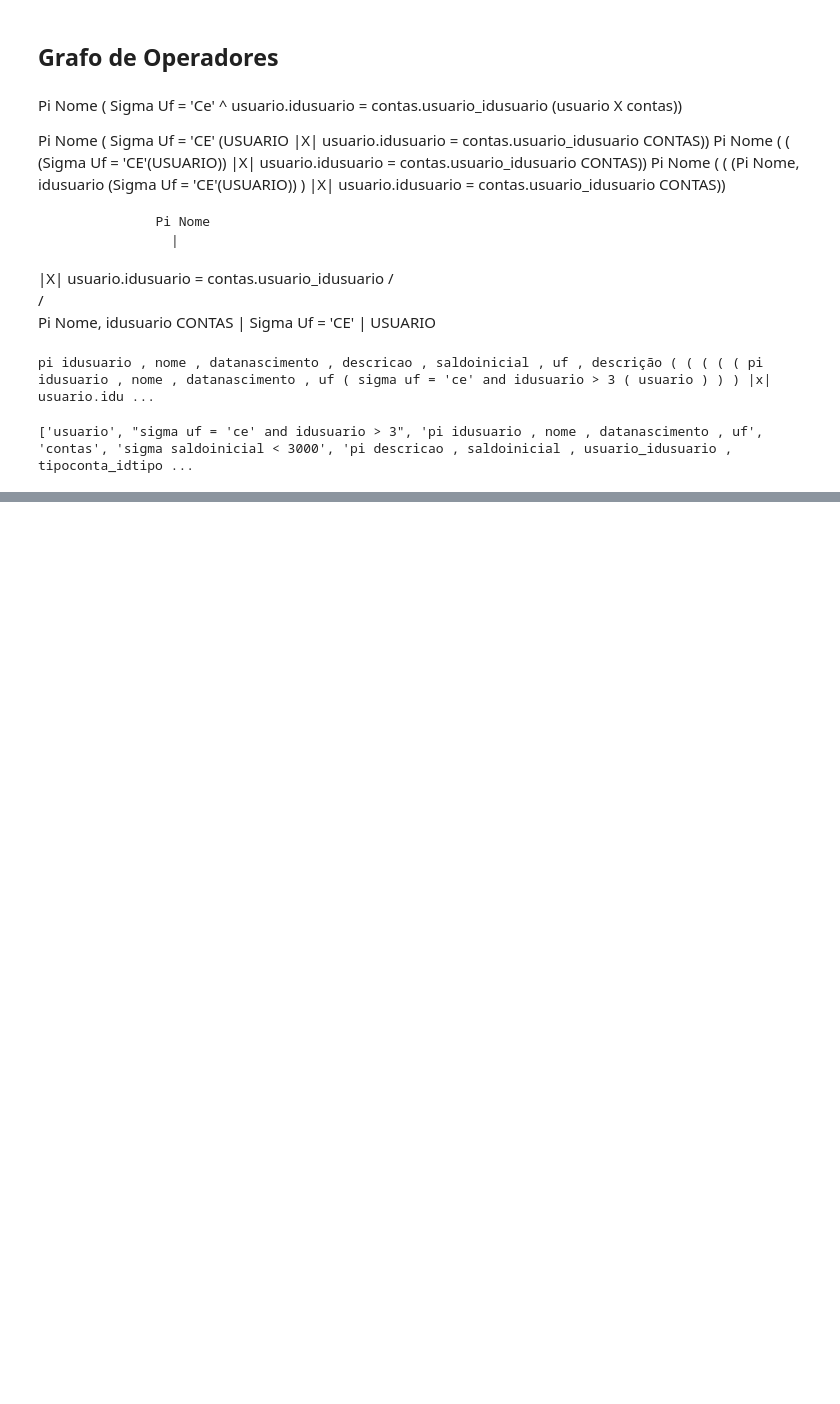
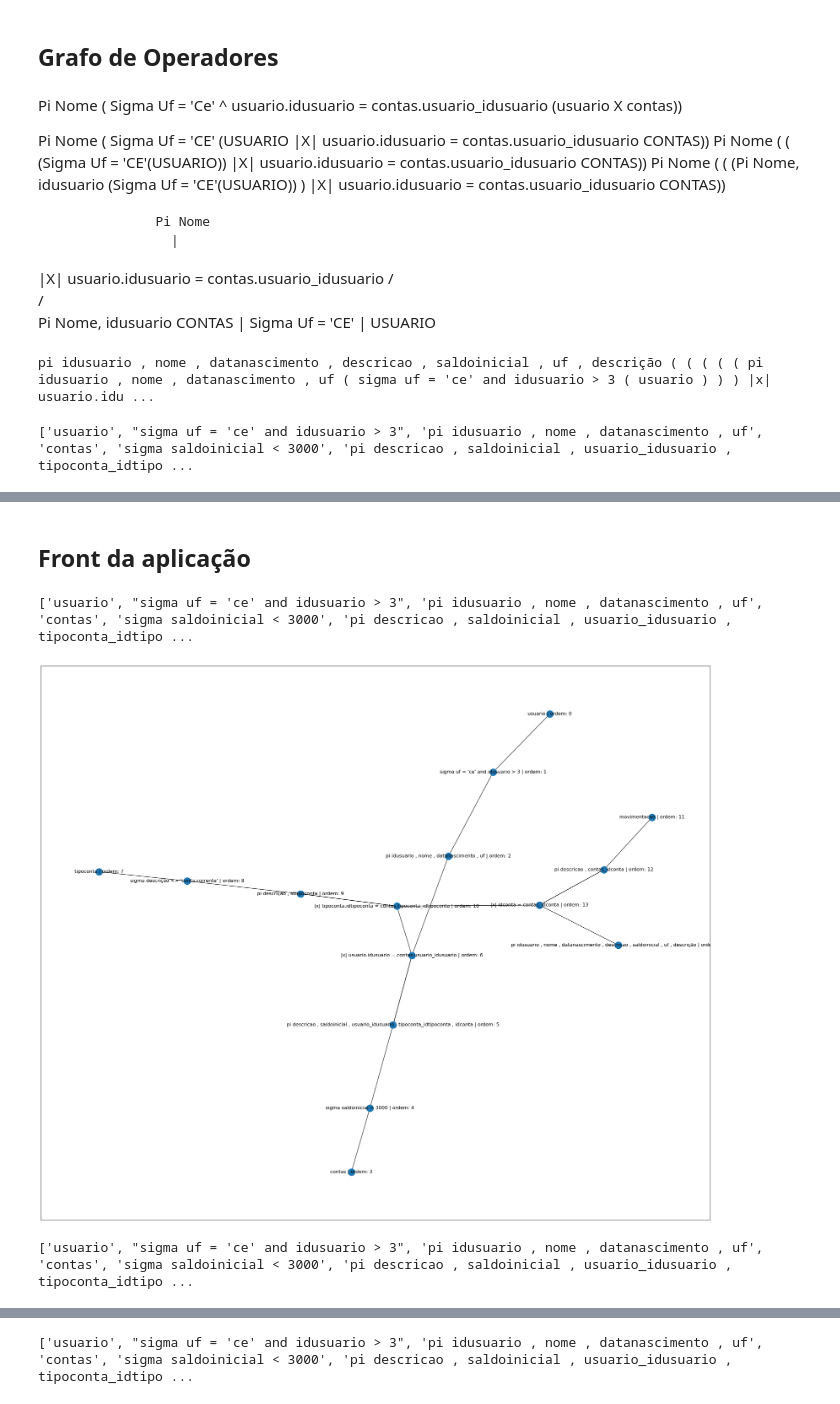
Before and after one commit to wendeljuliao/Processador-de-Consultas, a Jupyter notebook: ProcessadorConsultas-Wendel.ipynb, the cells around one changed output, grey strips where cells are left out. Saved outputs shown, nothing was run; the diff lists cells and outputs as text; code cells hidden in the pictures; blank space fills up the shorter version.

Commit message:
front feito e funcao de execucao de passos

```diff
--- a/ProcessadorConsultas-Wendel.ipynb
+++ b/ProcessadorConsultas-Wendel.ipynb
@@ -395,0 +411,40 @@ plt.show()
+# %% [markdown]
+## Front da aplicação
+# %%
+customtkinter.set_appearance_mode("dark")
+customtkinter.set_default_color_theme("dark-blue")
+
+root = customtkinter.CTk()
+root.geometry("900x640")
+root.title("Projeto de Banco de Dados")
+
+frame = customtkinter.CTkFrame(master=root)
+frame.pack(pady=20, padx=50, fill="both", expand=True)
+
+# inicializar algumas variáveis para não dar erro
+sql_sentence = customtkinter.StringVar(value="")
+
+
+def buttonVerifySQL():
+    steps_execution(sql_sentence.get())
+
+
+
+labelTitle = customtkinter.CTkLabel(master=frame, text="Projeto de Banco de Dados", font=customtkinter.CTkFont(size=20, weight="bold")).grid(row=1,column=2)
+
+labelWhite = customtkinter.CTkLabel(master=frame, text=" ").grid(row=2,column=1)
+labelWhite = customtkinter.CTkLabel(master=frame, text=" ").grid(row=3,column=1)
+labelWhite = customtkinter.CTkLabel(master=frame, text=" ").grid(row=4,column=1)
+
+labelTitle = customtkinter.CTkLabel(master=frame, text="SQL", font=customtkinter.CTkFont(size=16)).grid(row=5,column=1)
+entryWordsPerPage = customtkinter.CTkEntry(master=frame, textvariable=sql_sentence, width=700).grid(row=5,column=2)
+labelWhite = customtkinter.CTkLabel(master=frame, text=" ").grid(row=6,column=2)
+buttonWordsPerPage = customtkinter.CTkButton(master=frame, text="Confirmar", command=buttonVerifySQL).grid(row=8,column=2)
+
+
+
+root.mainloop()
+# %% [output]
+['usuario', "sigma uf = 'ce' and idusuario > 3", 'pi idusuario , nome , datanascimento , uf', 'contas', 'sigma saldoinicial < 3000', 'pi descricao , saldoinicial , usuario_idusuario , tipoconta_idtipo ...
+[figure, added]
+['usuario', "sigma uf = 'ce' and idusuario > 3", 'pi idusuario , nome , datanascimento , uf', 'contas', 'sigma saldoinicial < 3000', 'pi descricao , saldoinicial , usuario_idusuario , tipoconta_idtipo ...
@@ -395,0 +452 @@ plt.show()
+['usuario', "sigma uf = 'ce' and idusuario > 3", 'pi idusuario , nome , datanascimento , uf', 'contas', 'sigma saldoinicial < 3000', 'pi descricao , saldoinicial , usuario_idusuario , tipoconta_idtipo ...
```
Also changed, not shown: parts of 5 cells of this notebook, 1 other file.
